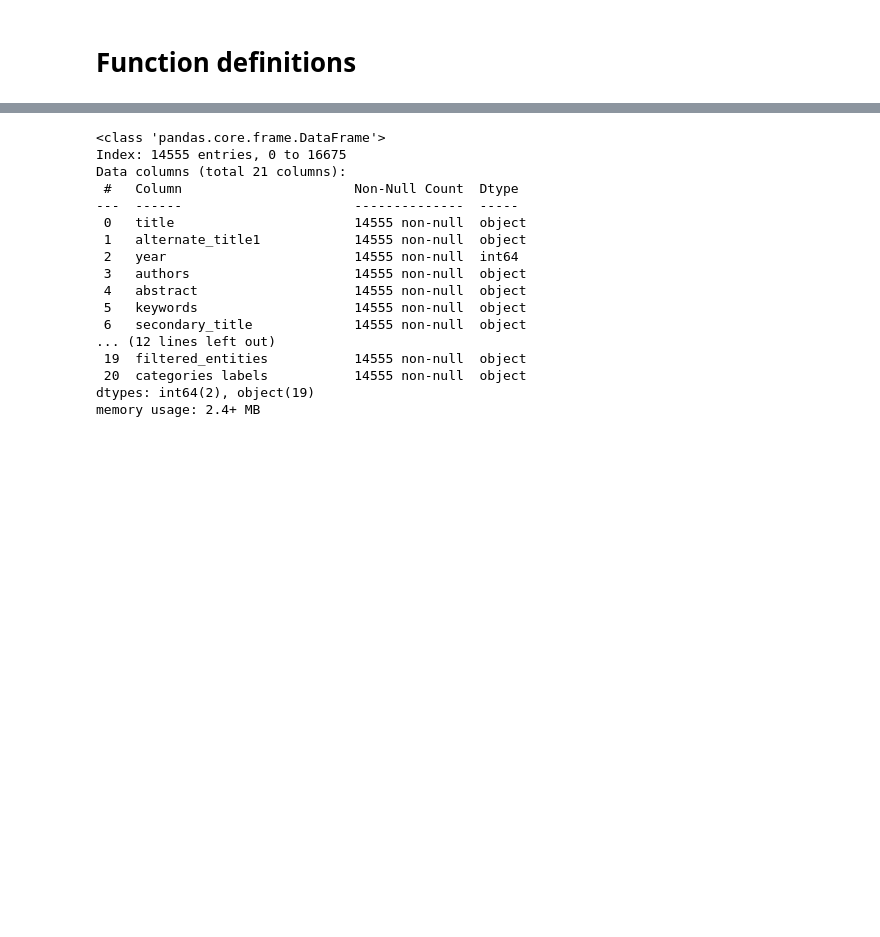
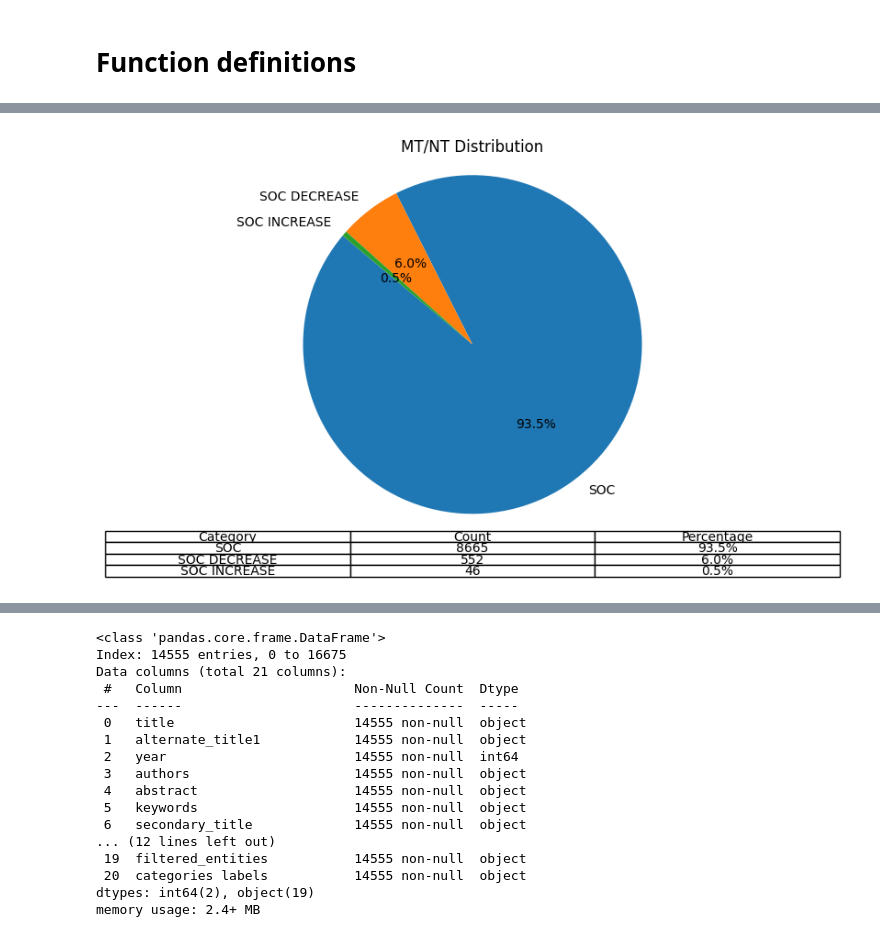
Before and after one commit to olalepek/Text-Mining---Agriculture, a Jupyter notebook: Agriculture_Tweet_Text_Mining_and_Sentimental_analysis.ipynb, the cells around one changed output, grey strips where cells are left out. Cells and saved outputs as stored; diff of their text form; code cells hidden in the pictures; blank space fills up the shorter version.

```diff
--- a/Agriculture_Tweet_Text_Mining_and_Sentimental_analysis.ipynb
+++ b/Agriculture_Tweet_Text_Mining_and_Sentimental_analysis.ipynb
@@ -228,0 +361,4 @@ set_entity_ruler (excel_terms, rules_sheet, add_pattern, dataset, column_to_anal
+# %%
+pie_chart_characteristics('MT/NT',data)
+# %% [output]
+[figure, added]
```
Also changed, not shown: parts of 71 cells of this notebook.
